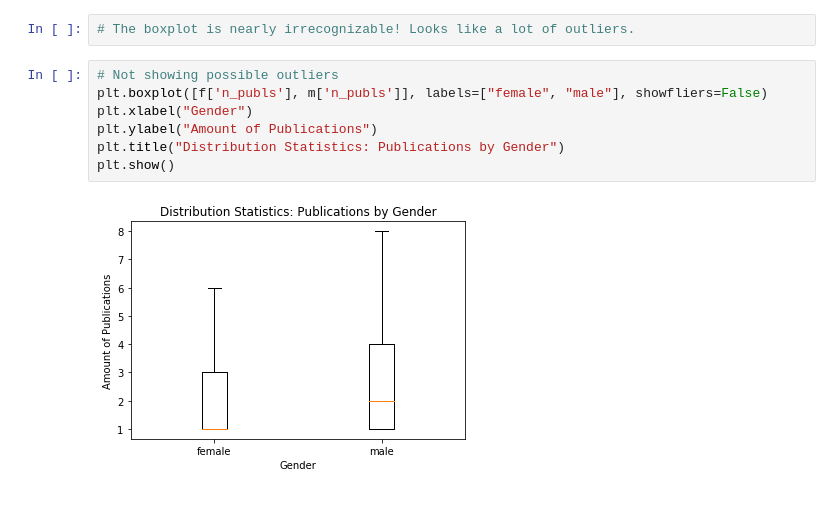
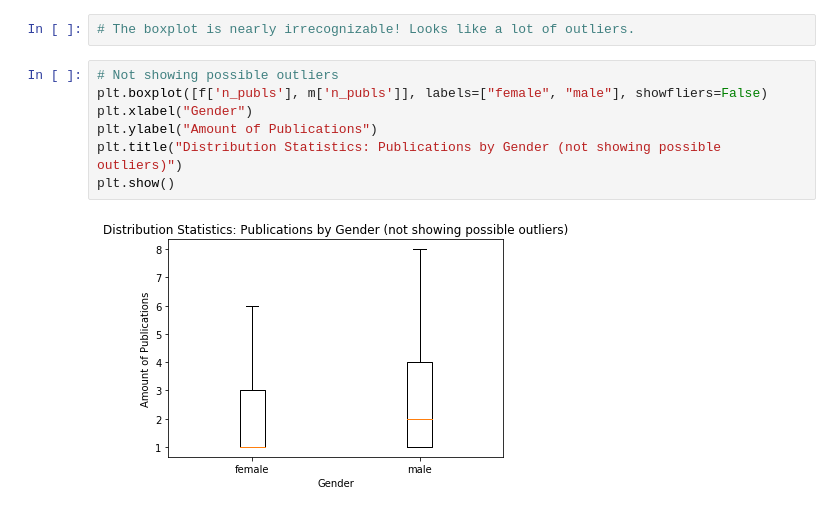
Before and after one commit to LiFaytheGoblin/Gender-Equality-in-CS-Publications, a Jupyter notebook: ExplorativeAnalysis.ipynb, the cells around one changed output. Cells and saved outputs as stored; diff of their text form.

Commit message:
minor cleanup and added boxplot that does not show outliers

```diff
--- a/ExplorativeAnalysis.ipynb
+++ b/ExplorativeAnalysis.ipynb
@@ -170,9 +170,9 @@ plt.show()
 # %%
 # Not showing possible outliers
 plt.boxplot([f['n_publs'], m['n_publs']], labels=["female", "male"], showfliers=False)
 plt.xlabel("Gender")
 plt.ylabel("Amount of Publications")
-plt.title("Distribution Statistics: Publications by Gender")
+plt.title("Distribution Statistics: Publications by Gender (not showing possible outliers)")
 plt.show()
 # %% [output]
-[figure, old version]
+[figure, new version]
```
